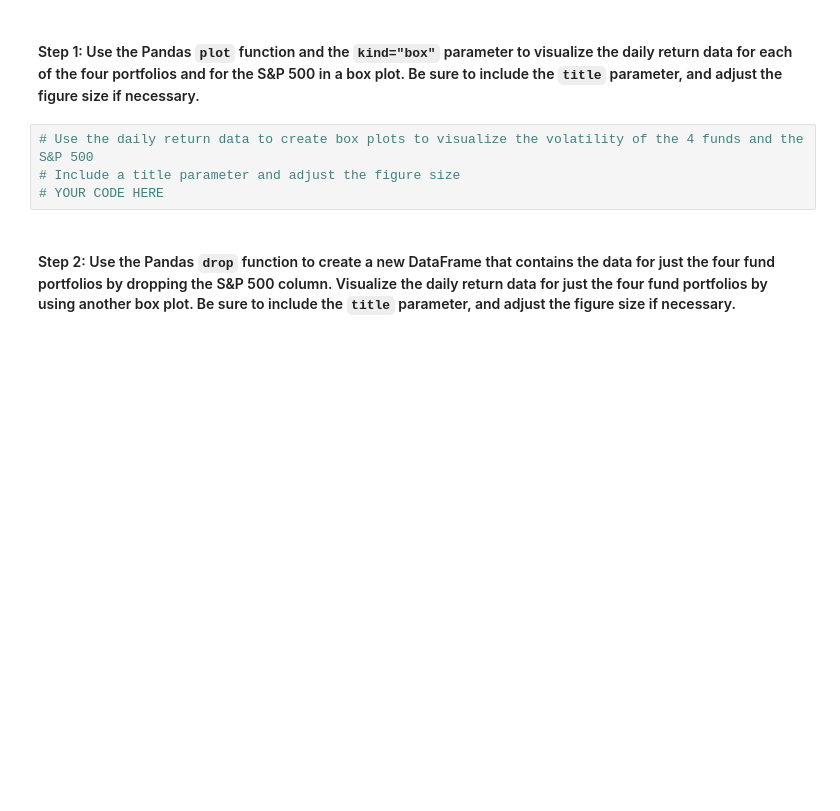
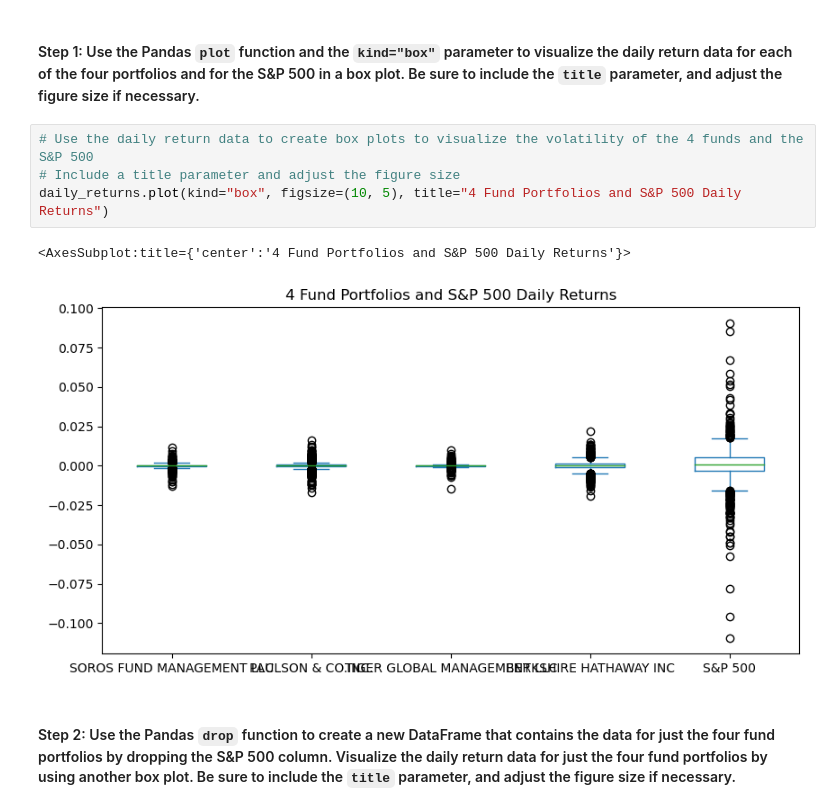
Before and after one commit to AndrewRBader/module4_challenge, a Jupyter notebook: Starter_Code/risk_return_analysis.ipynb, the cells around one changed output. Drawn from its saved outputs; the diff is of its cells as text; blank space fills up the shorter version.

```diff
--- a/Starter_Code/risk_return_analysis.ipynb
+++ b/Starter_Code/risk_return_analysis.ipynb
@@ -205,7 +209,10 @@ Analyze the volatility of each of the four fund portfolios and of the S&P 500 In
 # %%
 # Use the daily return data to create box plots to visualize the volatility of the 4 funds and the S&P 500
 # Include a title parameter and adjust the figure size
-# YOUR CODE HERE
+daily_returns.plot(kind="box", figsize=(10, 5), title="4 Fund Portfolios and S&P 500 Daily Returns")
+# %% [output]
+<AxesSubplot:title={'center':'4 Fund Portfolios and S&P 500 Daily Returns'}>
+[figure, added]
 # %% [markdown]
 #### Step 2: Use the Pandas `drop` function to create a new DataFrame that contains the data for just the four fund portfolios by dropping the S&P 500 column. Visualize the daily return data for just the four fund portfolios by using another box plot. Be sure to include the `title` parameter, and adjust the figure size if necessary.
 # %%
```
Also changed, not shown: parts of 2 cells of this notebook.
